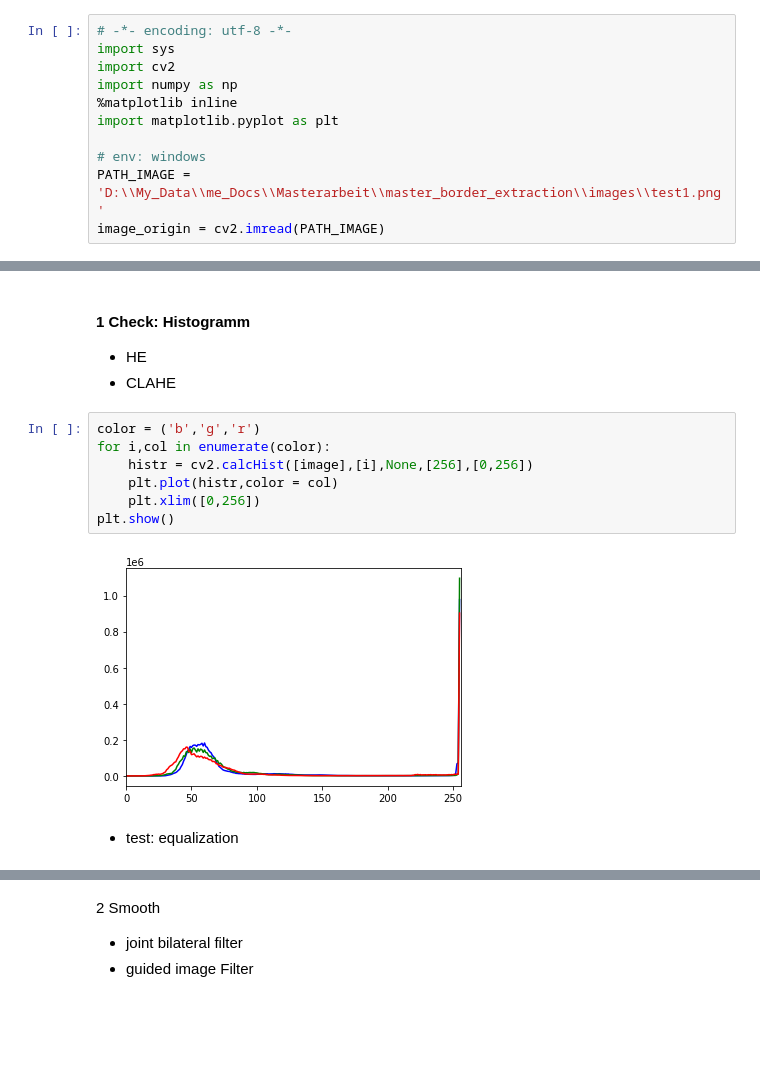
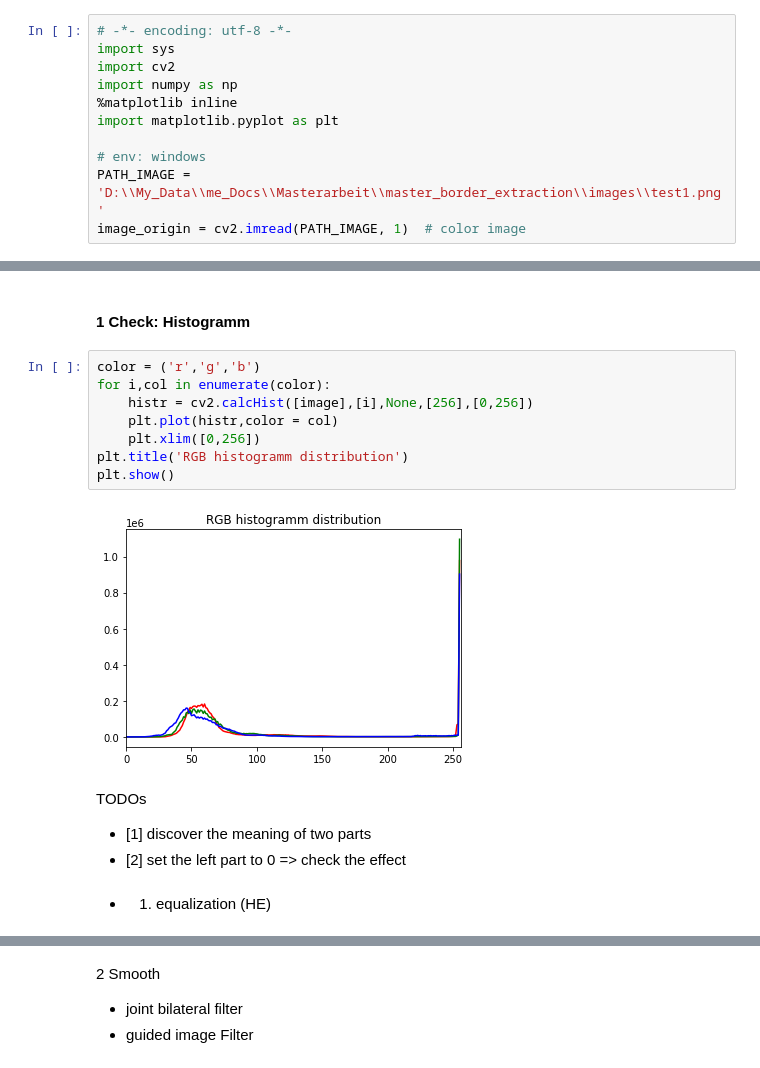
Before and after one commit to DuncanDai/master_border_extraction, a Jupyter notebook: prework_quick_test.ipynb, the cells around one changed output, grey strips where cells are left out. Drawn from its saved outputs; the diff is of its cells as text; blank space fills up the shorter version.

Commit message:
Result of histogramm equalization

```diff
--- a/prework_quick_test.ipynb
+++ b/prework_quick_test.ipynb
@@ -8,4 +8,4 @@ import matplotlib.pyplot as plt
 
 # env: windows
 PATH_IMAGE = 'D:\\My_Data\\me_Docs\\Masterarbeit\\master_border_extraction\\images\\test1.png'
-image_origin = cv2.imread(PATH_IMAGE)
+image_origin = cv2.imread(PATH_IMAGE, 1)  # color image
@@ -23,15 +26,18 @@ plt.imshow(image)
 # %% [markdown]
 #### 1 Check: Histogramm
-- HE
-- CLAHE
 # %%
-color = ('b','g','r')
+color = ('r','g','b')
 for i,col in enumerate(color):
     histr = cv2.calcHist([image],[i],None,[256],[0,256])
     plt.plot(histr,color = col)
     plt.xlim([0,256])
+plt.title('RGB histogramm distribution')
 plt.show()
 # %% [output]
-[figure, old version]
+[figure, new version]
+# %% [markdown]
+TODOs
+- [1] discover the meaning of two parts
+- [2] set the left part to 0 => check the effect
 # %% [markdown]
-- test: equalization
+- 1) equalization (HE)
```
Also changed, not shown: parts of 14 cells of this notebook.
